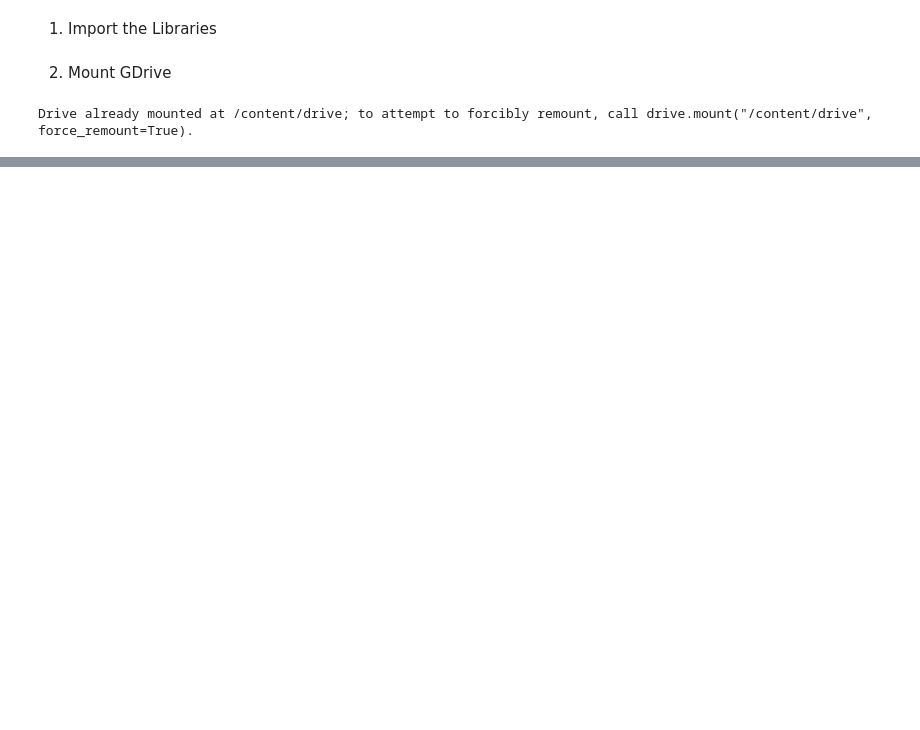
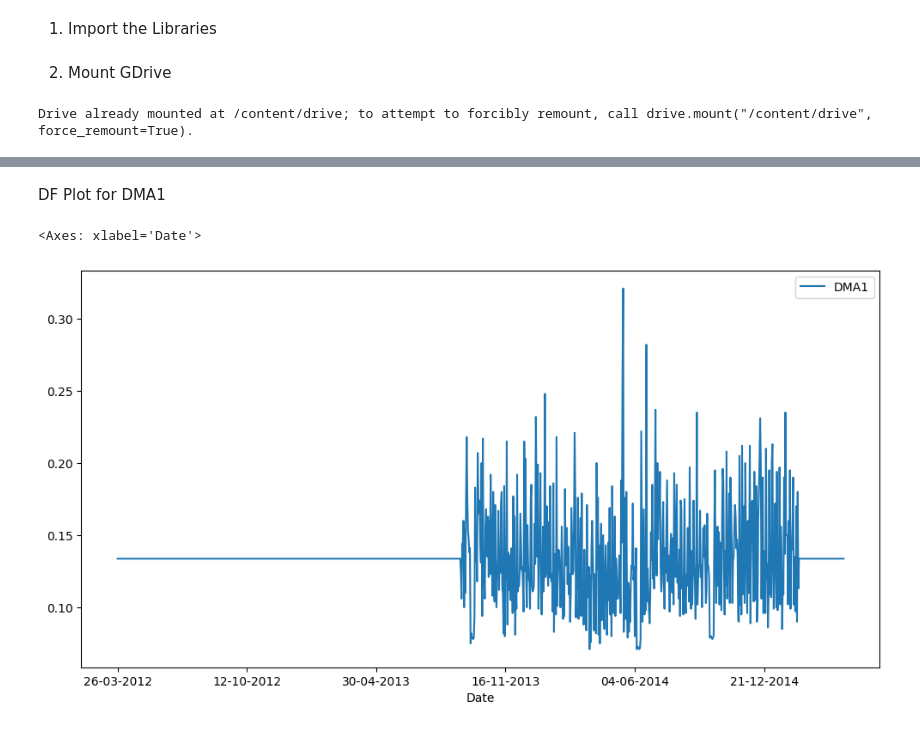
Before and after one commit to abhinabmondal/CSIR-CMERI, a Jupyter notebook: DCM.ipynb, the cells around one changed output, grey strips where cells are left out. Cells and saved outputs as stored; diff of their text form; code cells hidden in the pictures; blank space fills up the shorter version.

```diff
--- a/DCM.ipynb
+++ b/DCM.ipynb
@@ -144,0 +510,7 @@ KeyError: ignored
+# %% [markdown]
+DF Plot for DMA1
+# %%
+df.plot(x="Date", y=["DMA1"], figsize=(12, 6))
+# %% [output]
+<Axes: xlabel='Date'>
+[figure, added]
```
Also changed, not shown: parts of 71 cells of this notebook.
